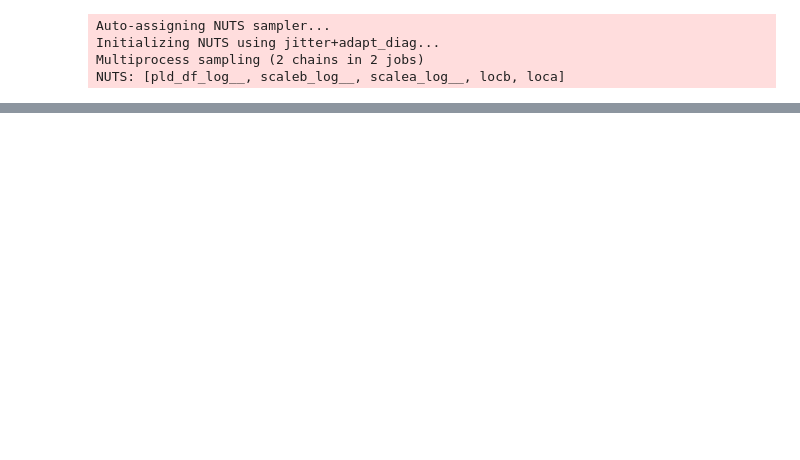
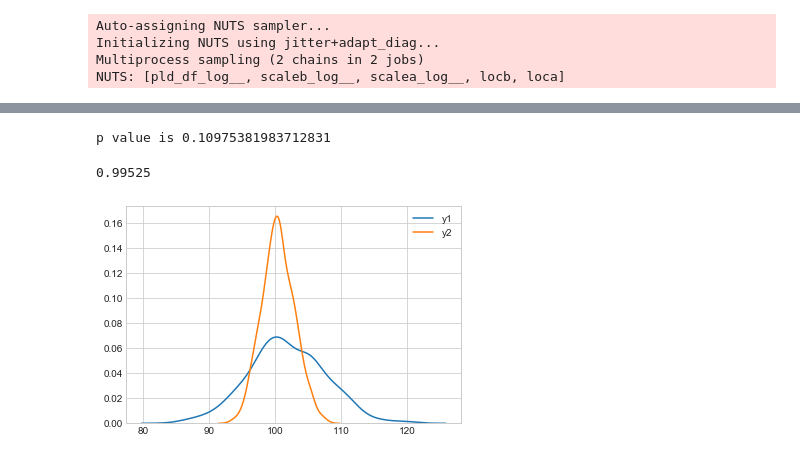
Before and after one commit to conormm/pymc3_nbs, a Jupyter notebook: bayesian_estimation_t_dist.ipynb, the cells around one changed output, grey strips where cells are left out. Saved outputs shown, nothing was run; the diff lists cells and outputs as text; code cells hidden in the pictures; blank space fills up the shorter version.

```diff
--- a/bayesian_estimation_t_dist.ipynb
+++ b/bayesian_estimation_t_dist.ipynb
@@ -81,0 +96,16 @@ pm.summary(trace)
+# %%
+t, p = stats.ttest_ind(y1, y2, equal_var=False)[:2]
+print("p value is {}".format(p))
+# %% [output]
+p value is 0.10975381983712831
+# %%
+(trace["meandiff"] > 0).sum() / trace["meandiff"].shape[0]
+# %% [output]
+0.99525
+# %%
+y1sim = np.random.normal(loc=y1.mean(), scale=y1.std(), size=1000)
+y2sim = np.random.normal(loc=y2.mean(), scale=y2.std(), size=1000)
+sns.kdeplot(y1sim, label="y1")
+sns.kdeplot(y2sim, label="y2");
+# %% [output]
+[figure, added]
```
Also changed, not shown: parts of 14 cells of this notebook.
